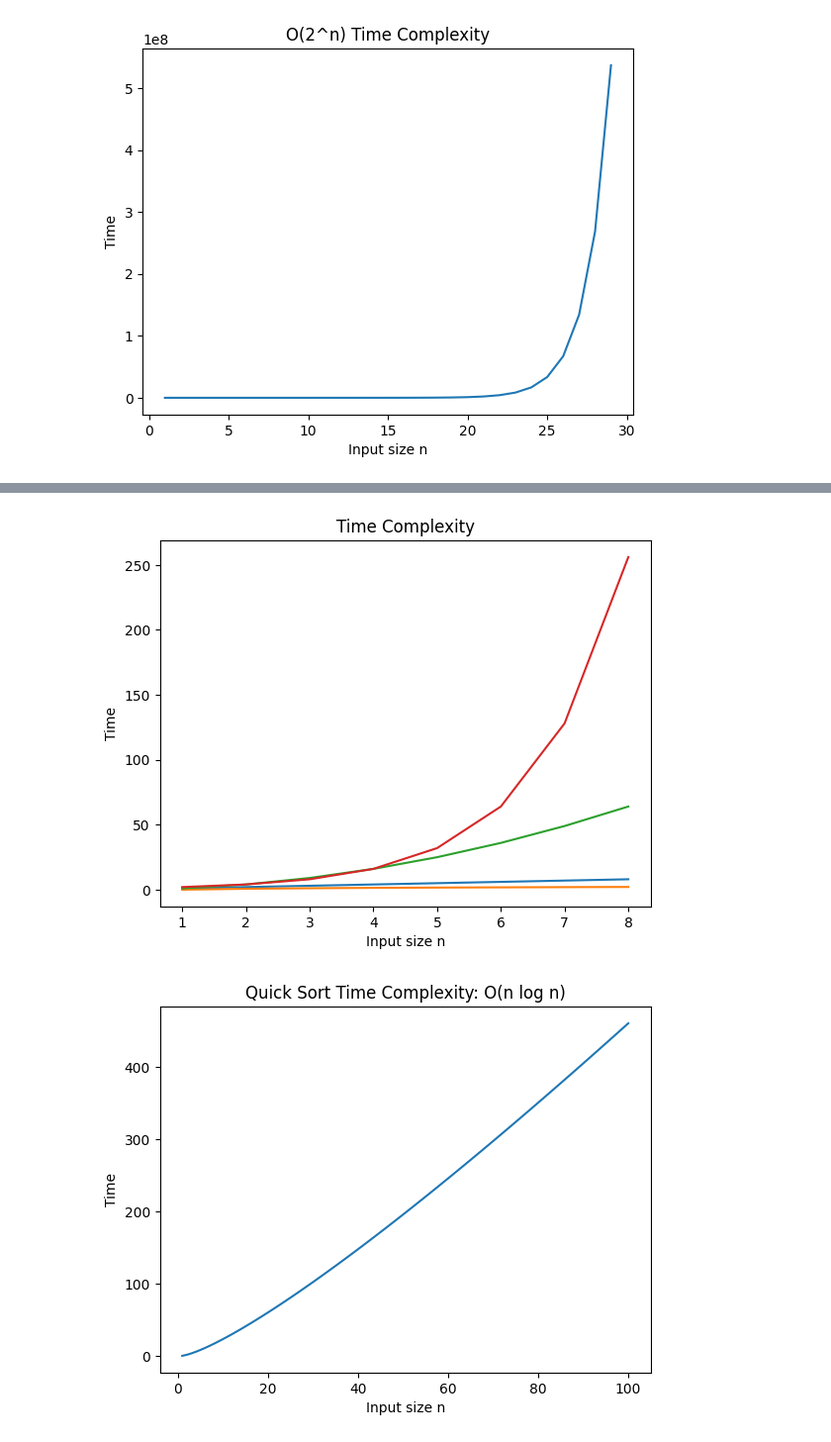
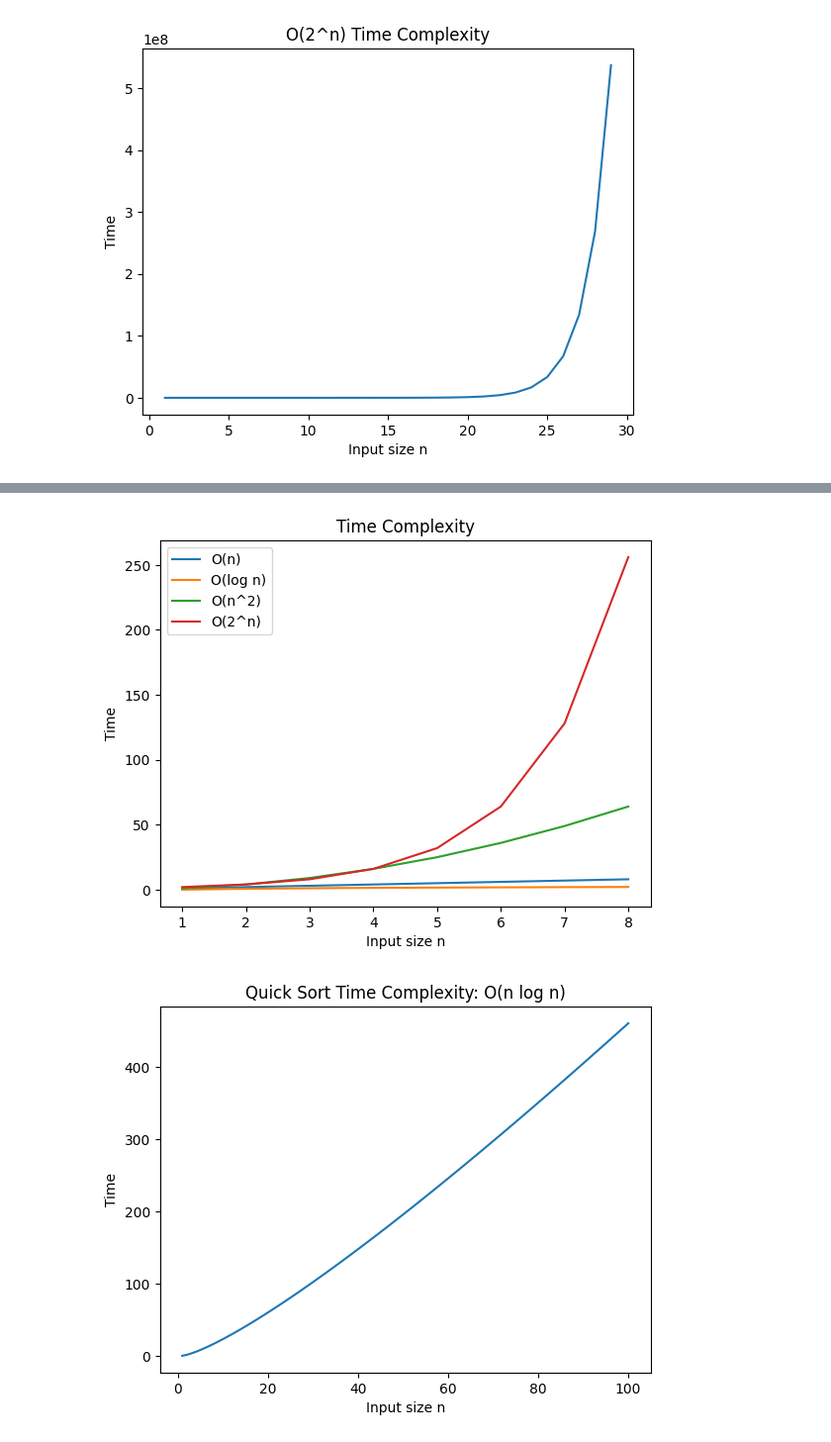
Before and after one commit to NavyaJain158/APS-LAB, a Jupyter notebook: Lab3.ipynb, the cells around one changed output, grey strips where cells are left out. Shown at 99% size. Drawn from its saved outputs; the diff is of its cells as text; code cells hidden in the pictures.

```diff
--- a/Lab3.ipynb
+++ b/Lab3.ipynb
@@ -257,34 +257,35 @@ n_values2 = list(range(1, 9))
 time_values2 = []
 
 for n in n_values2:
     func(n)
     time_values2.append(math.log(n))
 
 n_values3 = list(range(1, 9))
 time_values3 = []
 
 for n in n_values3:
     func2(n)
     time_values3.append(n**2)
 
 n_values4 = list(range(1, 9))
 time_values4 = []
 
 for n in n_values4:
     func3(n)
     time_values4.append(2**n)
 
 plt.figure()
 plt.plot(n_values1, time_values1, label="O(n)")
 plt.plot(n_values2, time_values2, label="O(log n)")
 plt.plot(n_values3, time_values3, label="O(n^2)")
 plt.plot(n_values4, time_values4, label="O(2^n)")
 plt.xlabel("Input size n")
 plt.ylabel("Time")
 plt.title("Time Complexity")
+plt.legend()
 plt.show()
 # %% [output]
-[figure, old version]
+[figure, new version]
 # %%
 # Write a function to perform quick sort and show that it has Logarithmic Time Complexity O(log n)
 
```
